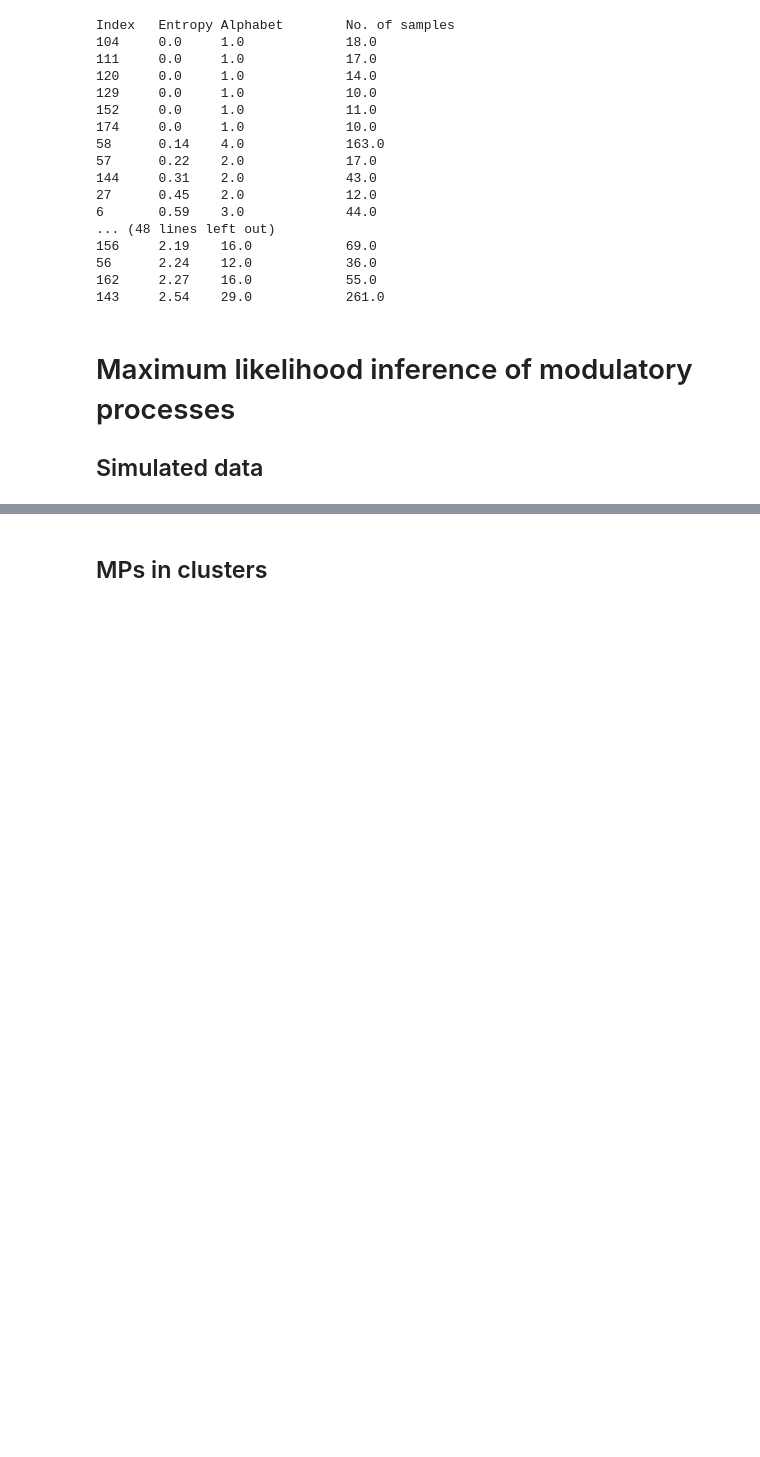
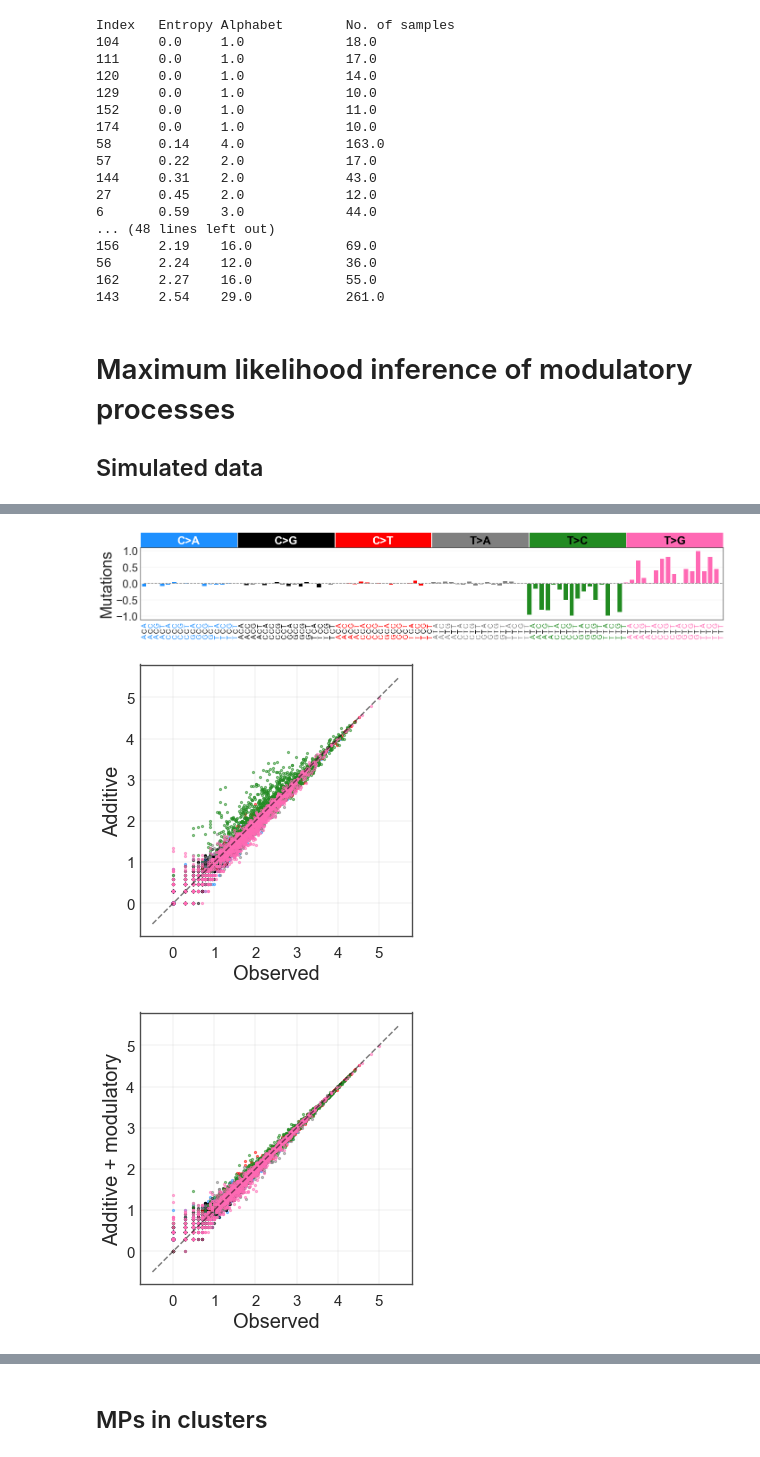
Before and after one commit to dovydask/mp_sig, a Jupyter notebook: mp_sig.ipynb, the cells around one changed output, grey strips where cells are left out. Saved outputs shown, nothing was run; the diff lists cells and outputs as text; code cells hidden in the pictures; blank space fills up the shorter version.

Commit message:
Updated ML algorithm and data simulations

```diff
--- a/mp_sig.ipynb
+++ b/mp_sig.ipynb
@@ -445,0 +384,65 @@ np.savetxt("./simulated_data/simulated_inference/inf_c_full.txt", inf_c_full)
+# %%
+# We also plot the simulated versus inferred activities to see how accurate
+# they are (the dataset loaded below is the same as in the manuscript results).
+# Uncomment below to use precomputed results.
+
+"""
+inf_r_full = np.loadtxt("./inf_r_full.txt")
+inf_c_full = np.loadtxt("./inf_c_full.txt")
+sim_r_full = np.loadtxt("./sim_r_full.txt")
+sim_c_full = np.loadtxt("./sim_c_full.txt")
+"""
+
+path = "./simulated_data/"
+muts_cols = ['dodgerblue', 'black', 'red', 'grey', 'forestgreen', 'hotpink']
+
+i = 5
+
+mut_barplot(sim_r_full[i]/np.max(np.abs(sim_r_full[i])), "", ylim=(-1.1, 1.1), annotate_types=True, hline=0)
+
+plt.figure(figsize=(5, 5))
+plt.plot([-0.5, 5.5], [-0.5, 5.5], linestyle='dashed', color='black', alpha=0.5)
+temp_data = (np.loadtxt(path + "simulated_" + str(i) + "-samples.txt") + 1).astype(int)
+temp_a = pd.read_csv(path + "simulated_inference/" + "Simulated_" + str(i) + "_a.csv").iloc[:, 1:].to_numpy()
+temp_sigs = np.loadtxt(path + "simulated_" + str(i) + "-mu.txt")
+temp_fit = (np.dot(temp_a, temp_sigs) + 1).astype(int)
+for j in range(6):
+    plt.scatter(np.log10(temp_data[:, j*16:(j+1)*16]),
+                np.log10(temp_fit[:, j*16:(j+1)*16]),
+                c=muts_cols[j],
+                s=5, alpha=0.5)
+plt.axis('square')
+plt.xlabel("Observed", fontsize=20)
+plt.ylabel("Additive", fontsize=20)
+plt.xticks(fontsize=15)
+plt.yticks(fontsize=15)
+plt.show()
+# plt.savefig("./obs_v_pred_single.png")
+# plt.close()
+
+plt.figure(figsize=(5, 5))
+plt.plot([-0.5, 5.5], [-0.5, 5.5], linestyle='dashed', color='black', alpha=0.5)
+temp_data = (np.loadtxt(path + "simulated_" + str(i) + "-samples.txt") + 1).astype(int)
+temp_a = pd.read_csv(path + "simulated_inference/" + "Simulated_" + str(i) + "_a.csv").iloc[:, 1:].to_numpy()
+temp_sigs = np.loadtxt(path + "simulated_" + str(i) + "-mu.txt")
+temp_fit = np.dot(temp_a, temp_sigs) + 1
+temp_r = inf_r_full[i]/np.max(np.abs(inf_r_full[i]))
+temp_c = inf_c_full[i]*np.max(np.abs(inf_r_full[i]))
+temp_corr = (temp_fit*(1 + temp_r.reshape(1, -1)*temp_c.reshape(-1, 1)) + 1).astype(int)
+for j in range(6):
+    plt.scatter(np.log10(temp_data[:, j*16:(j+1)*16]),
+                np.log10(temp_corr[:, j*16:(j+1)*16]),
+                c=muts_cols[j],
+                s=5, alpha=0.5)
+plt.axis('square')
+plt.xlabel("Observed", fontsize=20)
+plt.ylabel("Additive + modulatory", fontsize=20)
+plt.xticks(fontsize=15)
+plt.yticks(fontsize=15)
+plt.show()
+# plt.savefig("./obs_v_corr_single.png")
+# plt.close()
+# %% [output]
+[figure, added]
+[figure, added]
+[figure, added]
```
Also changed, not shown: parts of 18 cells of this notebook, 5 other files.
